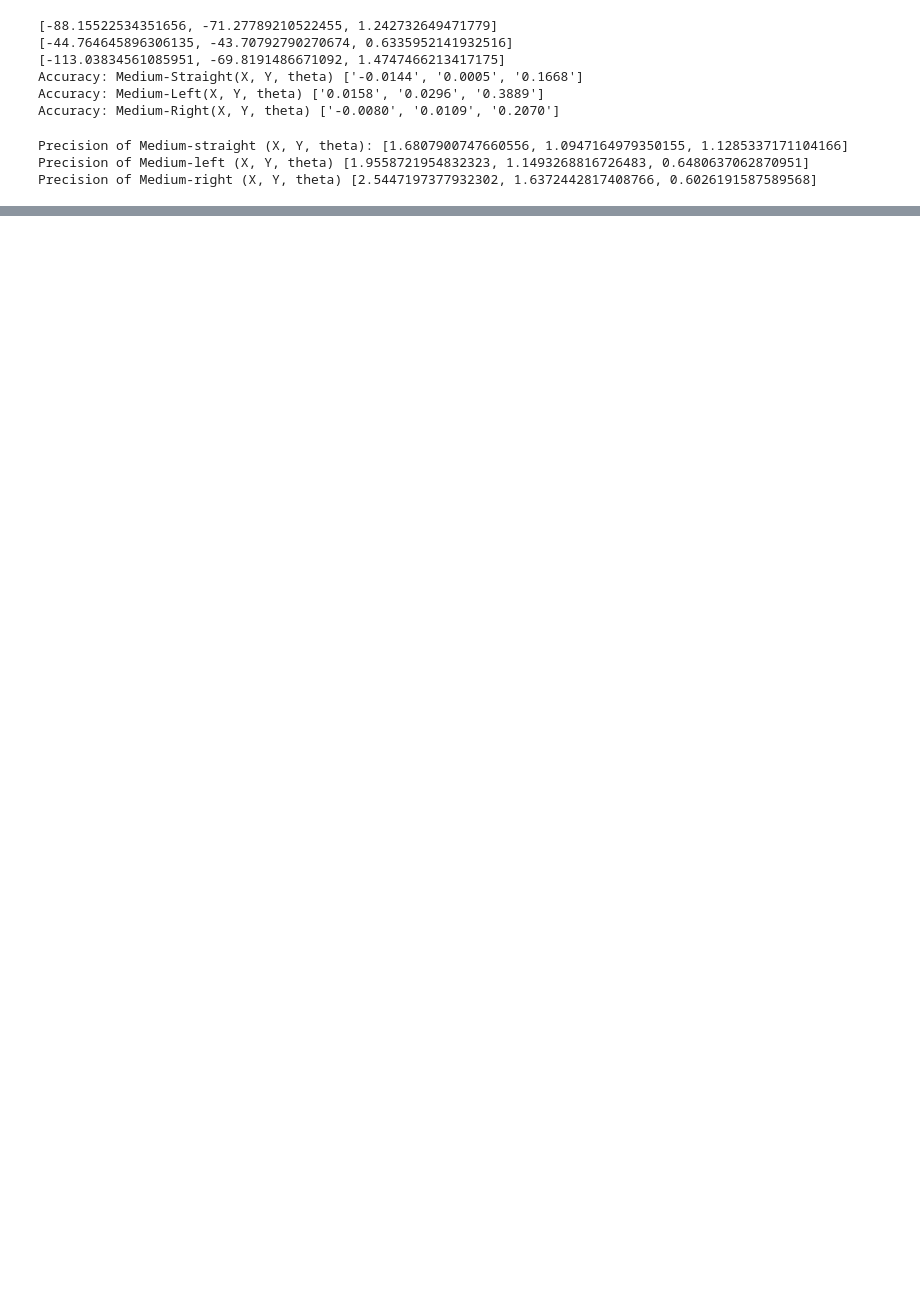
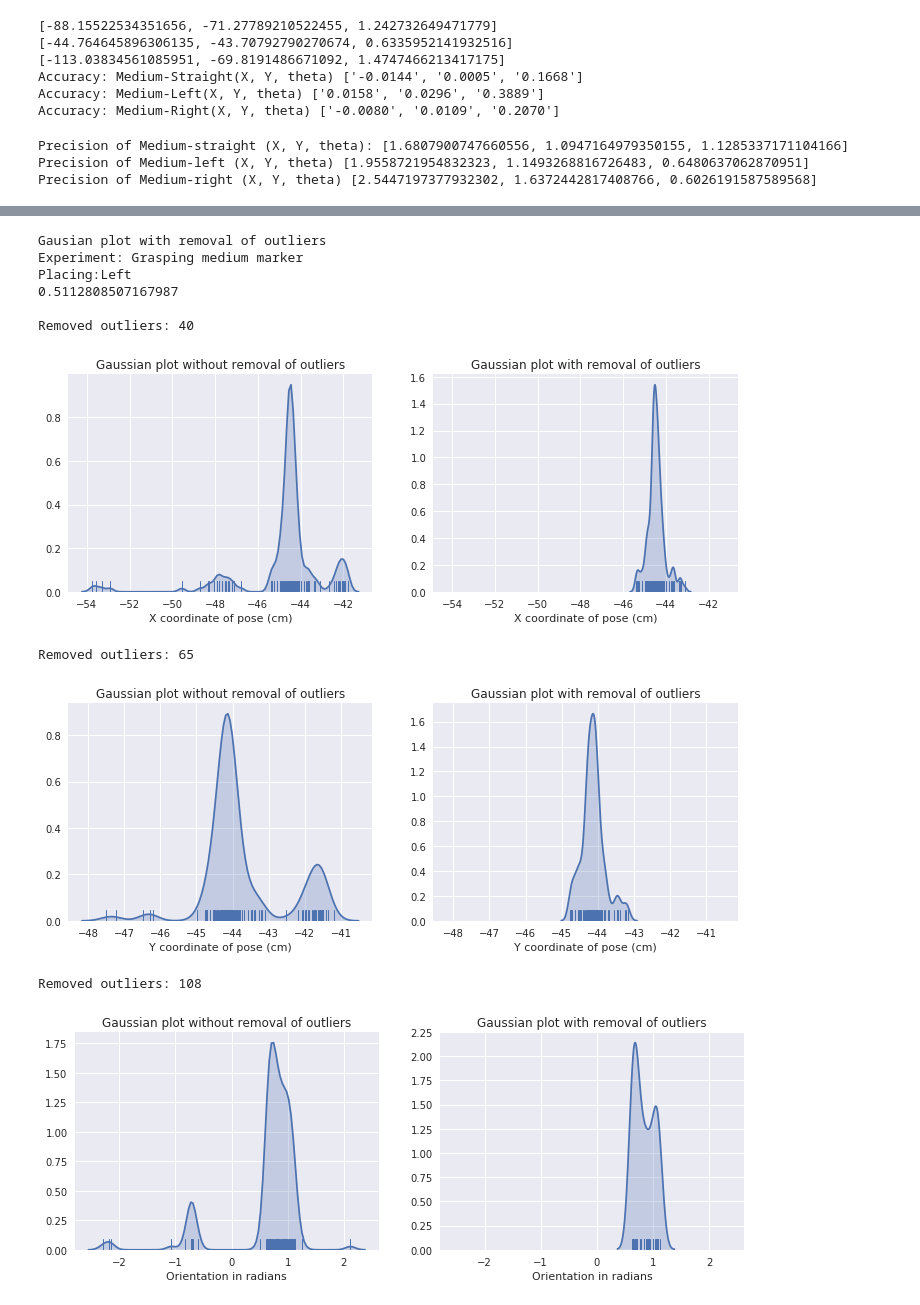
Before and after one commit to aaqib49/see, a Jupyter notebook: python_notebooks/Merged_data_plots_medium.ipynb, the cells around one changed output, grey strips where cells are left out. Saved outputs shown, nothing was run; the diff lists cells and outputs as text; code cells hidden in the pictures; blank space fills up the shorter version.

```diff
--- a/python_notebooks/Merged_data_plots_medium.ipynb
+++ b/python_notebooks/Merged_data_plots_medium.ipynb
@@ -256 +280,23 @@ Combined plot for placing the marker straight, left and right
+# %%
+print "Gausian plot with removal of outliers"'\n'"Experiment: Grasping medium marker"'\n'"Placing:Left"
+
+x_pp1, x_pp2 = one_by_sigma(medium_left_x)
+y_pp1, y_pp2 = one_by_sigma(medium_left_y)
+z_pp1, z_pp2 = one_by_sigma(medium_left_o)
+print x_pp1
+gaussian_plot_remove_outliers(medium_left_x, "x", x_pp1, x_pp2)
+gaussian_plot_remove_outliers(medium_left_y, "y", y_pp1, y_pp2)
+gaussian_plot_remove_outliers(medium_left_o, "z", z_pp1, z_pp2)
+# %% [output]
+Gausian plot with removal of outliers
+Experiment: Grasping medium marker
+Placing:Left
+0.5112808507167987
+
+Removed outliers: 40
+[figure, added]
+Removed outliers: 65
+[figure, added]
+Removed outliers: 108
+[figure, added]
 # %%
```
Also changed, not shown: parts of 5 cells of this notebook, 10 other files.
